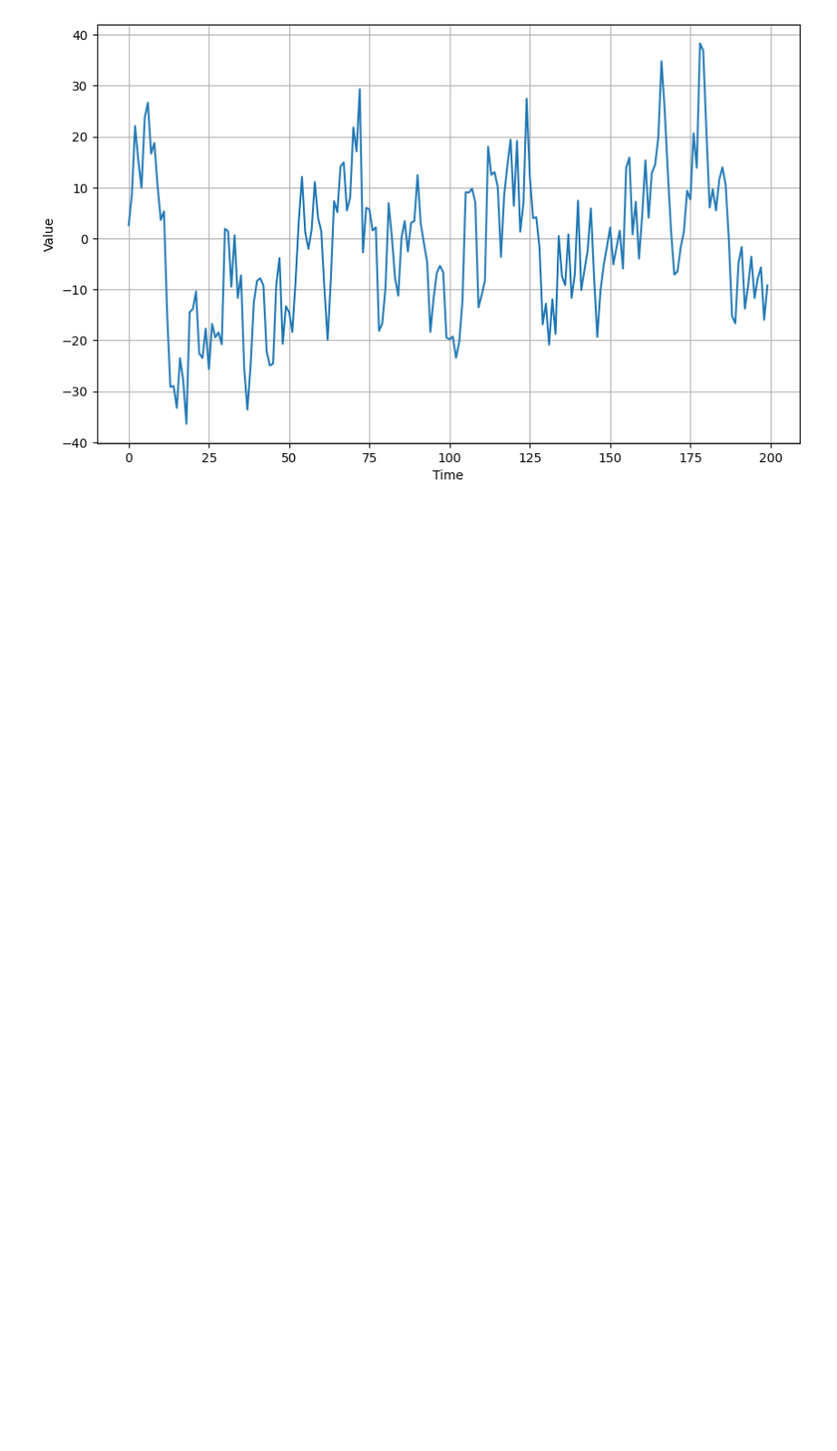
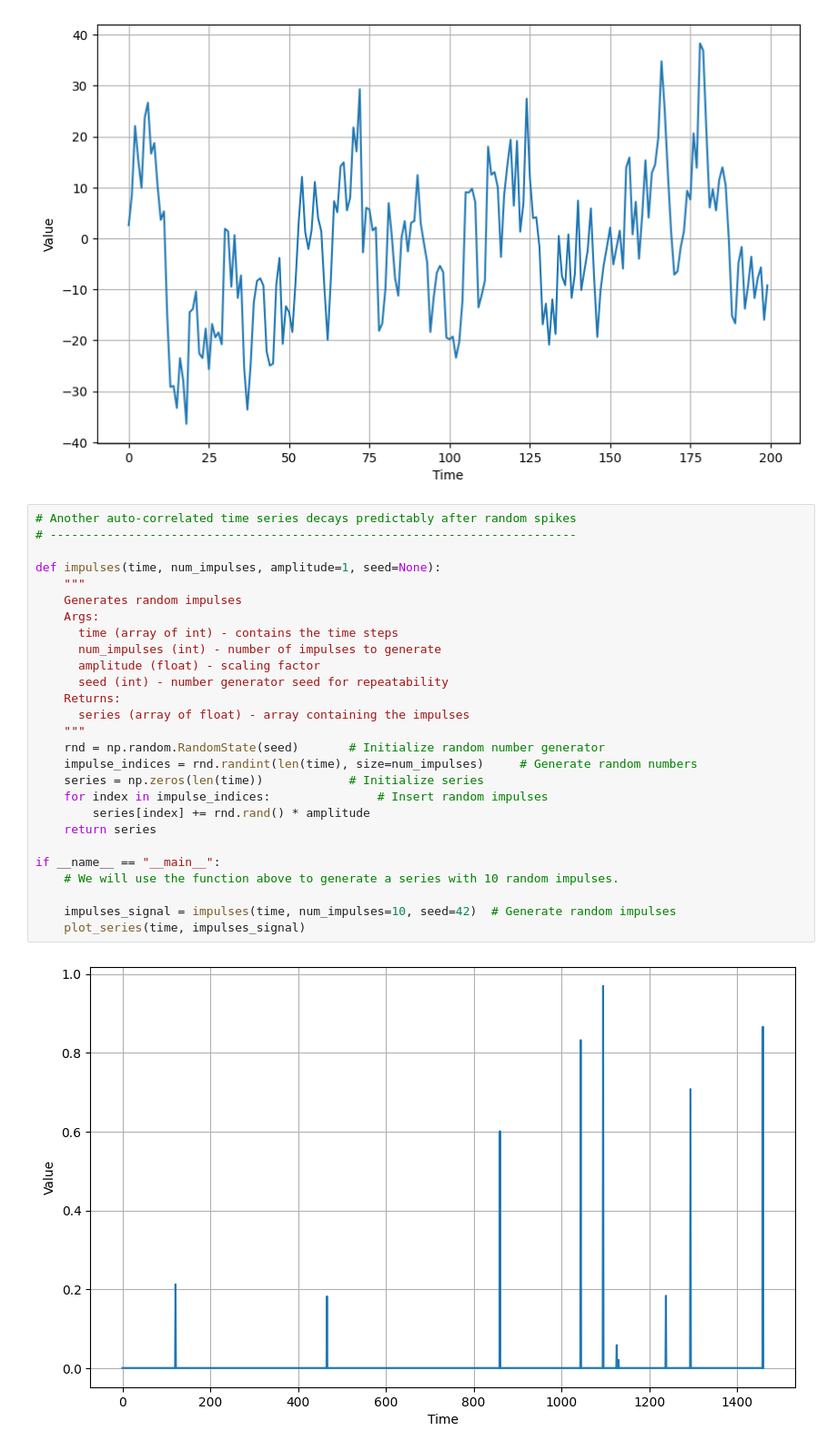
Before and after one commit to nitanshuj/COPY-TensorFlow-in-practice-Coursera-DeeplearningAI, a Jupyter notebook: Tensorflow for NN - 11 (Time Series - 1).ipynb, the cells around one changed output. Shown at 91% size. Saved outputs shown, nothing was run; the diff lists cells and outputs as text; blank space fills up the shorter version.

```diff
--- a/Tensorflow for NN - 11 (Time Series - 1).ipynb
+++ b/Tensorflow for NN - 11 (Time Series - 1).ipynb
@@ -280,3 +280,32 @@ if __name__ == "__main__":
     plot_series(time[:200], series[:200])
 # %% [output]
 [figure]
+# %%
+# Another auto-correlated time series decays predictably after random spikes
+# --------------------------------------------------------------------------
+
+def impulses(time, num_impulses, amplitude=1, seed=None):
+    """
+    Generates random impulses
+    Args:
+      time (array of int) - contains the time steps
+      num_impulses (int) - number of impulses to generate
+      amplitude (float) - scaling factor
+      seed (int) - number generator seed for repeatability
+    Returns:
+      series (array of float) - array containing the impulses
+    """
+    rnd = np.random.RandomState(seed)       # Initialize random number generator
+    impulse_indices = rnd.randint(len(time), size=num_impulses)     # Generate random numbers
+    series = np.zeros(len(time))            # Initialize series
+    for index in impulse_indices:               # Insert random impulses
+        series[index] += rnd.rand() * amplitude
+    return series
+
+if __name__ == "__main__":
+    # We will use the function above to generate a series with 10 random impulses.
+
+    impulses_signal = impulses(time, num_impulses=10, seed=42)  # Generate random impulses
+    plot_series(time, impulses_signal)
+# %% [output]
+[figure, added]
```
Also changed, not shown: parts of 40 cells of this notebook, 1 other file.
